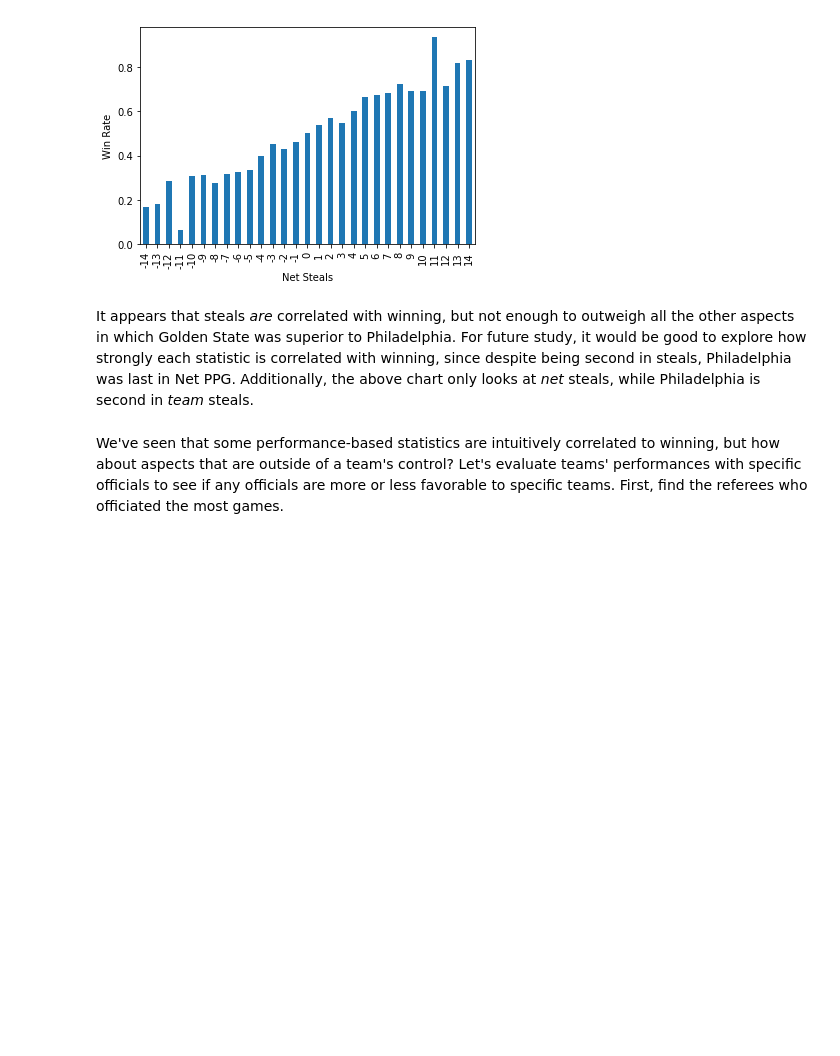
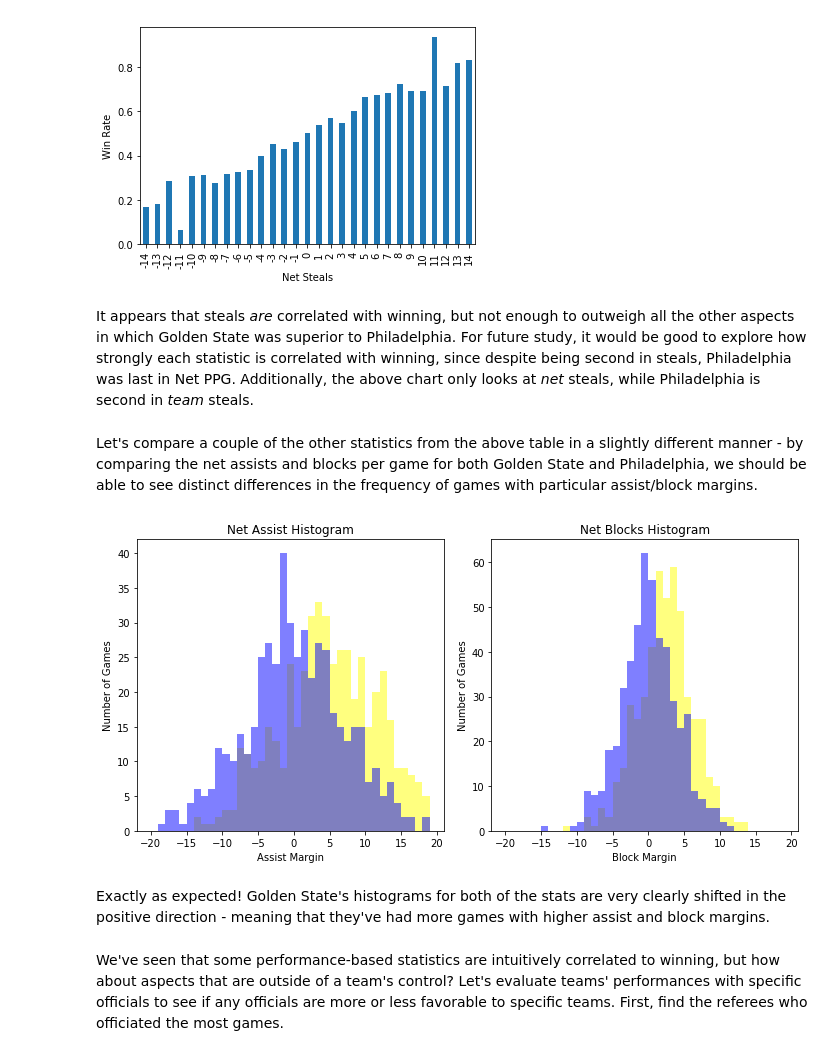
Before and after one commit to johnboy81918/Capstone-1-Analytic-Report-and-Research-Proposal, a Jupyter notebook: Capstone 1 Analytic Report and Research Proposal.ipynb, the cells around one changed output. Cells and saved outputs as stored; diff of their text form; code cells hidden in the pictures; blank space fills up the shorter version.

```diff
--- a/Capstone 1 Analytic Report and Research Proposal.ipynb
+++ b/Capstone 1 Analytic Report and Research Proposal.ipynb
@@ -102,6 +132,39 @@ plt.show()
 [figure]
 # %% [markdown]
 It appears that steals *are* correlated with winning, but not enough to outweigh all the other aspects in which Golden State was superior to Philadelphia. For future study, it would be good to explore how strongly each statistic is correlated with winning, since despite being second in steals, Philadelphia was last in Net PPG. Additionally, the above chart only looks at *net* steals, while Philadelphia is second in *team* steals.
+# %% [markdown]
+Let's compare a couple of the other statistics from the above table in a slightly different manner - by comparing the net assists and blocks per game for both Golden State and Philadelphia, we should be able to see distinct differences in the frequency of games with particular assist/block margins.
+# %%
+gs = df.loc[df['teamAbbr'] == 'GS']
+phi = df.loc[df['teamAbbr'] == 'PHI']
+
+net_ast_gs = gs['teamAST'] - gs['opptAST']
+net_ast_phi = phi['teamAST'] - phi['opptAST']
+net_blk_gs = gs['teamBLK'] - gs['opptBLK']
+net_blk_phi = phi['teamBLK'] - phi['opptBLK']
+
+plt.figure(figsize=(10, 5))
+
+plt.subplot(1, 2, 1)
+plt.hist(net_ast_gs, color='yellow', bins=np.arange(-20, 20), alpha=.5)
+plt.hist(net_ast_phi, color='blue', bins=np.arange(-20, 20), alpha=.5)
+plt.xlabel('Assist Margin')
+plt.ylabel('Number of Games')
+plt.title('Net Assist Histogram')
+
+plt.subplot(1, 2, 2)
+plt.hist(net_blk_gs, color='yellow', bins=np.arange(-20, 20), alpha=.5)
+plt.hist(net_blk_phi, color='blue', bins=np.arange(-20, 20), alpha=.5)
+plt.xlabel('Block Margin')
+plt.ylabel('Number of Games')
+plt.title('Net Blocks Histogram')
+
+plt.tight_layout()
+plt.show()
+# %% [output]
+[figure, added]
+# %% [markdown]
+Exactly as expected! Golden State's histograms for both of the stats are very clearly shifted in the positive direction - meaning that they've had more games with higher assist and block margins.
 # %% [markdown]
 We've seen that some performance-based statistics are intuitively correlated to winning, but how about aspects that are outside of a team's control? Let's evaluate teams' performances with specific officials to see if any officials are more or less favorable to specific teams. First, find the referees who officiated the most games.
 # %%
```
Also changed, not shown: parts of 14 cells of this notebook.
